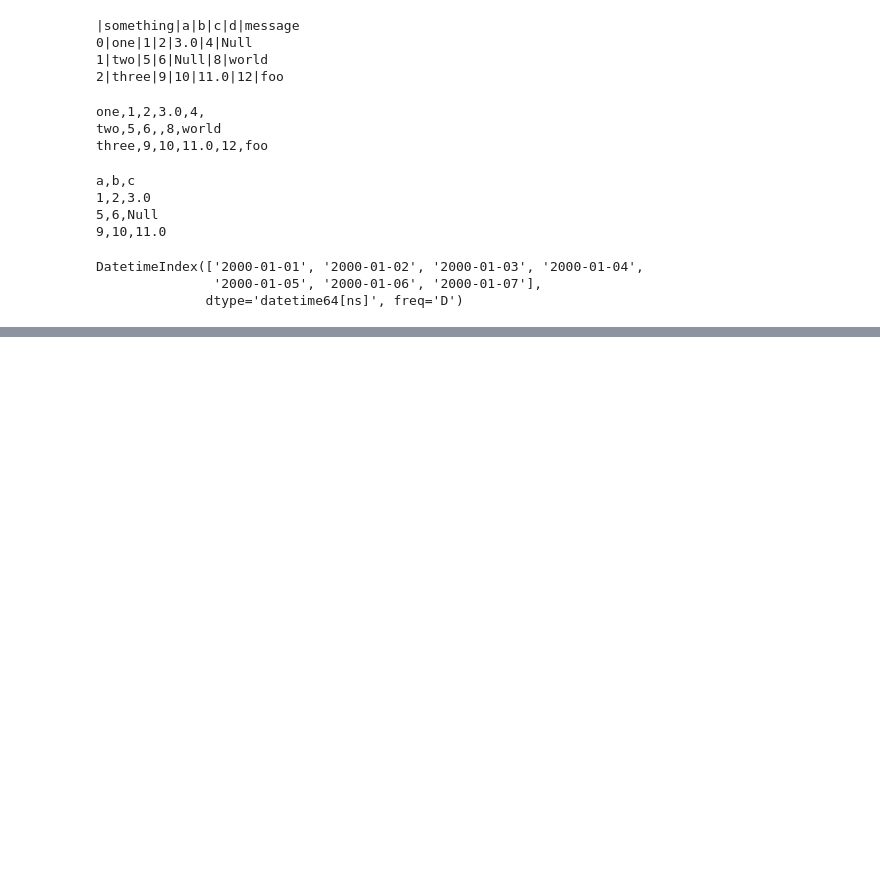
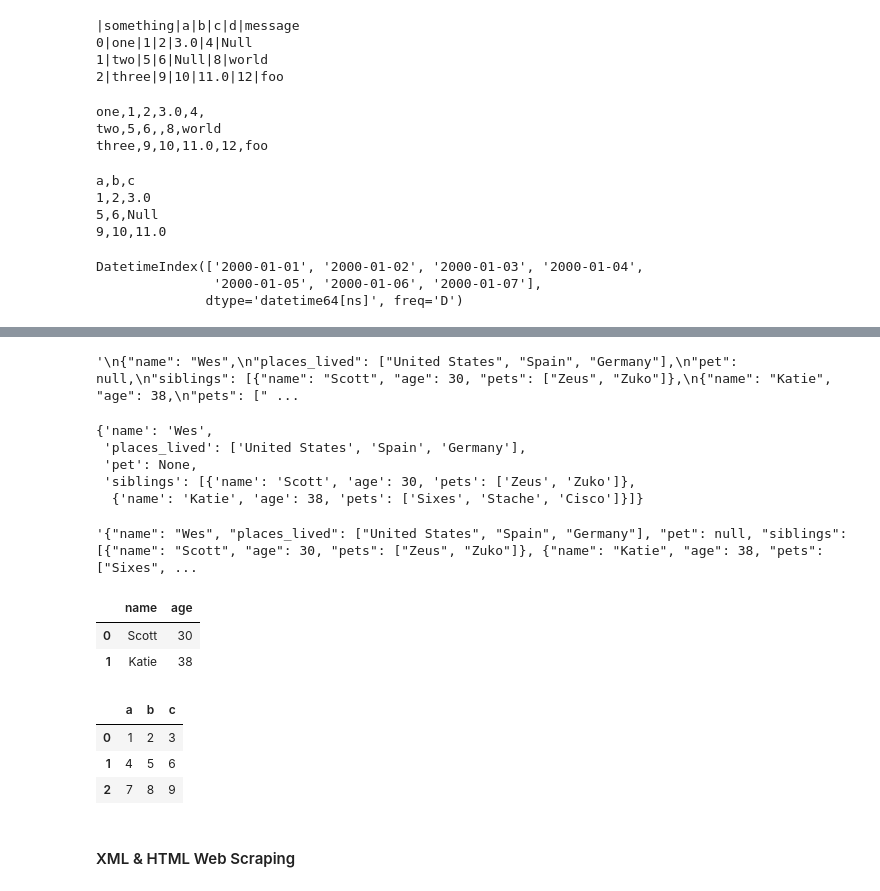
Before and after one commit to kchavare/Data-Science, a Jupyter notebook: Foundation of Data Science/Labs/Assignments/Assignment 6 - Loading & Writing Files Using Pandas.ipynb, the cells around one changed output, grey strips where cells are left out. Saved outputs shown, nothing was run; the diff lists cells and outputs as text; code cells hidden in the pictures; blank space fills up the shorter version.

```diff
--- a/Foundation of Data Science/Labs/Assignments/Assignment 6 - Chapter 6.ipynb
+++ b/Foundation of Data Science/Labs/Assignments/Assignment 6 - Loading & Writing Files Using Pandas.ipynb
@@ -288,0 +397,18 @@ DatetimeIndex(['2000-01-01', '2000-01-02', '2000-01-03', '2000-01-04',
+# %%
+obj
+# %% [output]
+'\n{"name": "Wes",\n"places_lived": ["United States", "Spain", "Germany"],\n"pet": null,\n"siblings": [{"name": "Scott", "age": 30, "pets": ["Zeus", "Zuko"]},\n{"name": "Katie", "age": 38,\n"pets": [" ...
+# %%
+import json
+result=json.loads(obj)
+result
+# %% [output]
+{'name': 'Wes',
+ 'places_lived': ['United States', 'Spain', 'Germany'],
+ 'pet': None,
+ 'siblings': [{'name': 'Scott', 'age': 30, 'pets': ['Zeus', 'Zuko']},
+  {'name': 'Katie', 'age': 38, 'pets': ['Sixes', 'Stache', 'Cisco']}]}
+# %%
+json.dumps(result)
+# %% [output]
+'{"name": "Wes", "places_lived": ["United States", "Spain", "Germany"], "pet": null, "siblings": [{"name": "Scott", "age": 30, "pets": ["Zeus", "Zuko"]}, {"name": "Katie", "age": 38, "pets": ["Sixes", ...
@@ -288,0 +419,17 @@ DatetimeIndex(['2000-01-01', '2000-01-02', '2000-01-03', '2000-01-04',
+# %%
+siblings
+# %% [output]
+|  | name | age |
+| 0 | Scott | 30 |
+| 1 | Katie | 38 |
+# %%
+data=pd.read_json('./Dataset/Sample.json')
+# %%
+data
+# %% [output]
+|  | a | b | c |
+| 0 | 1 | 2 | 3 |
+| 1 | 4 | 5 | 6 |
+| 2 | 7 | 8 | 9 |
+# %% [markdown]
+#### XML & HTML Web Scraping
```
Also changed, not shown: parts of 43 cells of this notebook, 1 other file.
